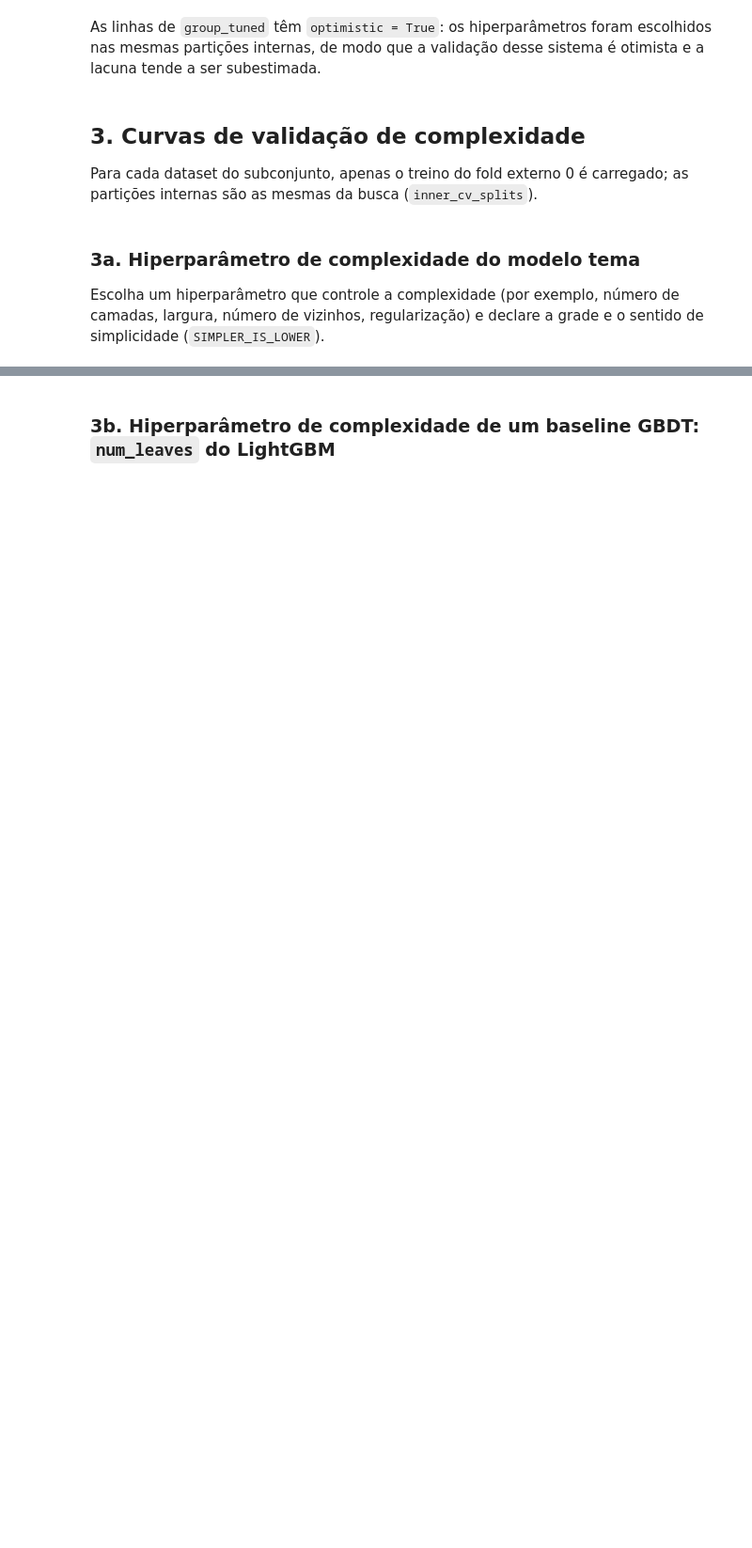
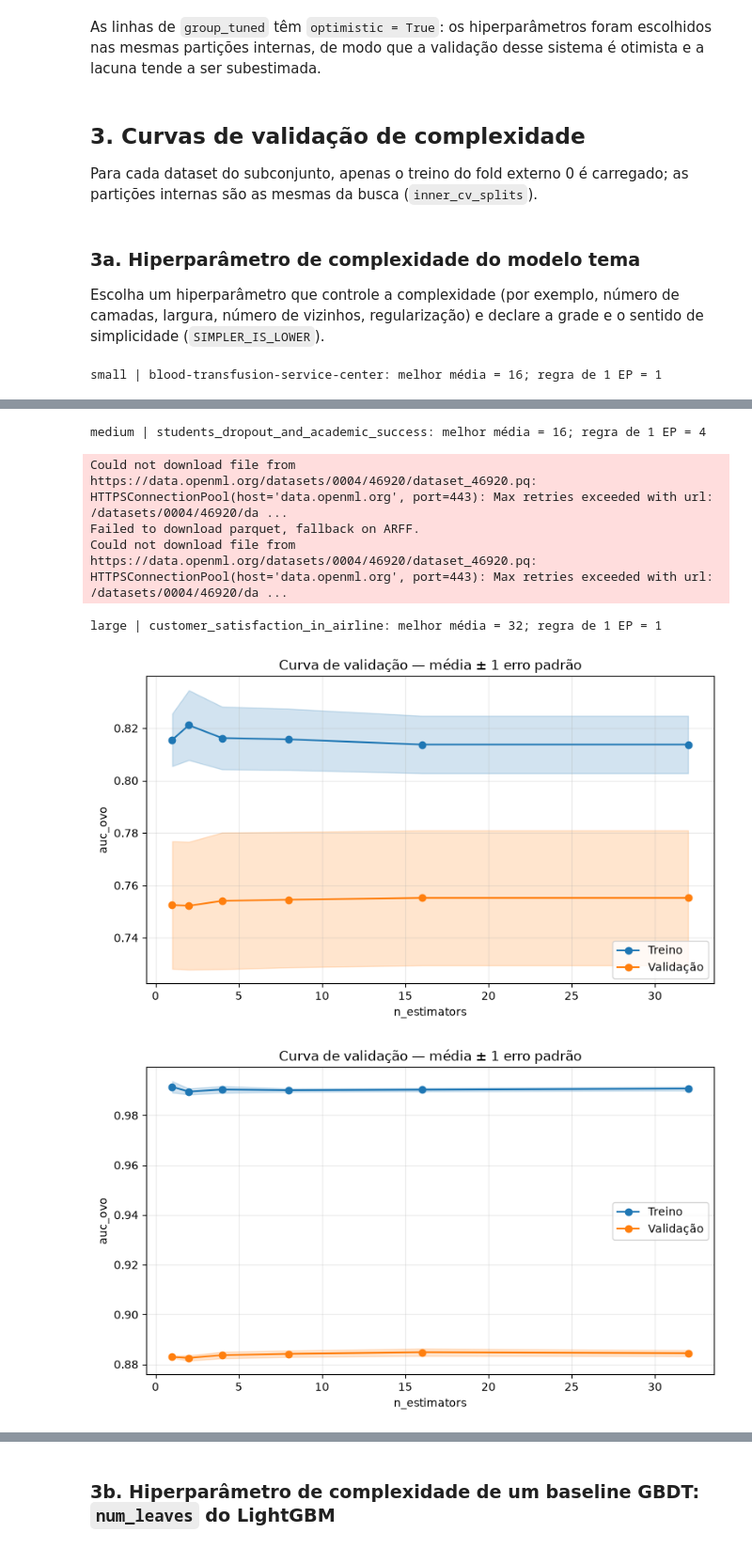
Before and after one commit to fal6-cin/projeto-final-IN1102-2026.2, a Jupyter notebook: notebooks/05_overfitting.ipynb, the cells around one changed output, grey strips where cells are left out. Shown at 94% size. Cells and saved outputs as stored; diff of their text form; code cells hidden in the pictures; blank space fills up the shorter version.

```diff
--- a/notebooks/05_overfitting.ipynb
+++ b/notebooks/05_overfitting.ipynb
@@ -90,8 +121,8 @@ def development_data(task_id):
 
 Escolha um hiperparâmetro que controle a complexidade (por exemplo, número de camadas, largura, número de vizinhos, regularização) e declare a grade e o sentido de simplicidade (`SIMPLER_IS_LOWER`).
 # %%
-GROUP_PARAM = None       # ex.: 'n_blocks' (nome aceito por build_group_model)
-GROUP_VALUES = []        # ex.: [1, 2, 3, 4]
+GROUP_PARAM = 'n_estimators'       # ex.: 'n_blocks' (nome aceito por build_group_model)
+GROUP_VALUES = [1, 2, 4, 8, 16, 32]  # ex.: [1, 2, 3, 4]
 SIMPLER_IS_LOWER = True  # False quando valores maiores são mais simples (ex.: regularização)
 
 group_curves = {}
@@ -106,3 +137,5 @@ else:
         one_se = select_complexity(curve, METRIC, '1se', SIMPLER_IS_LOWER, HIB)
         print(f'{regime} | {name}: melhor média = {best}; regra de 1 EP = {one_se}')
         plot_validation_curve(curve, METRIC, output=FIGURES / f'curva_grupo_{task_id}.png')
+# %% [output]
+small | blood-transfusion-service-center: melhor média = 16; regra de 1 EP = 1
@@ -108,0 +145,7 @@ else:
+medium | students_dropout_and_academic_success: melhor média = 16; regra de 1 EP = 4
+Could not download file from https://data.openml.org/datasets/0004/46920/dataset_46920.pq: HTTPSConnectionPool(host='data.openml.org', port=443): Max retries exceeded with url: /datasets/0004/46920/da ...
+Failed to download parquet, fallback on ARFF.
+Could not download file from https://data.openml.org/datasets/0004/46920/dataset_46920.pq: HTTPSConnectionPool(host='data.openml.org', port=443): Max retries exceeded with url: /datasets/0004/46920/da ...
+large | customer_satisfaction_in_airline: melhor média = 32; regra de 1 EP = 1
+[figure, added]
+[figure, added]
```
Also changed, not shown: parts of 10 cells of this notebook, 22 other files.
